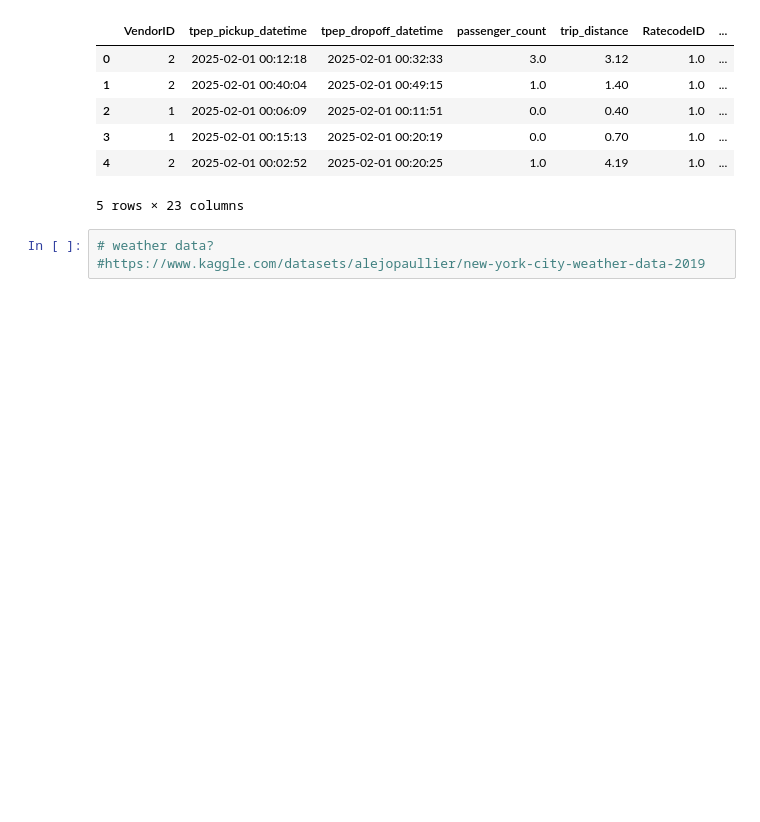
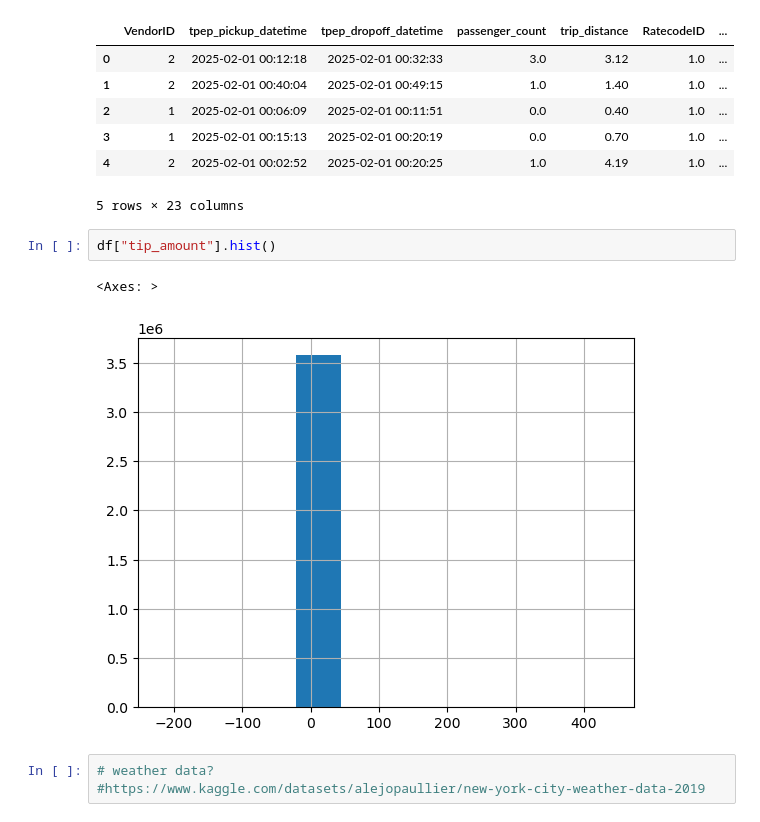
Before and after one commit to digiolu/DataEngineering, a Jupyter notebook: data exploration.ipynb, the cells around one changed output. Drawn from its saved outputs; the diff is of its cells as text; blank space fills up the shorter version.

```diff
--- a/data exploration.ipynb
+++ b/data exploration.ipynb
@@ -173,6 +173,11 @@ df.head()
 | 3 | 1 | 2025-02-01 00:15:13 | 2025-02-01 00:20:19 | 0.0 | 0.70 | 1.0 | ... |
 | 4 | 2 | 2025-02-01 00:02:52 | 2025-02-01 00:20:25 | 1.0 | 4.19 | 1.0 | ... |
 5 rows × 23 columns
+# %%
+df["tip_amount"].hist()
+# %% [output]
+<Axes: >
+[figure, added]
 # %%
 # weather data?
 #https://www.kaggle.com/datasets/alejopaullier/new-york-city-weather-data-2019
```
